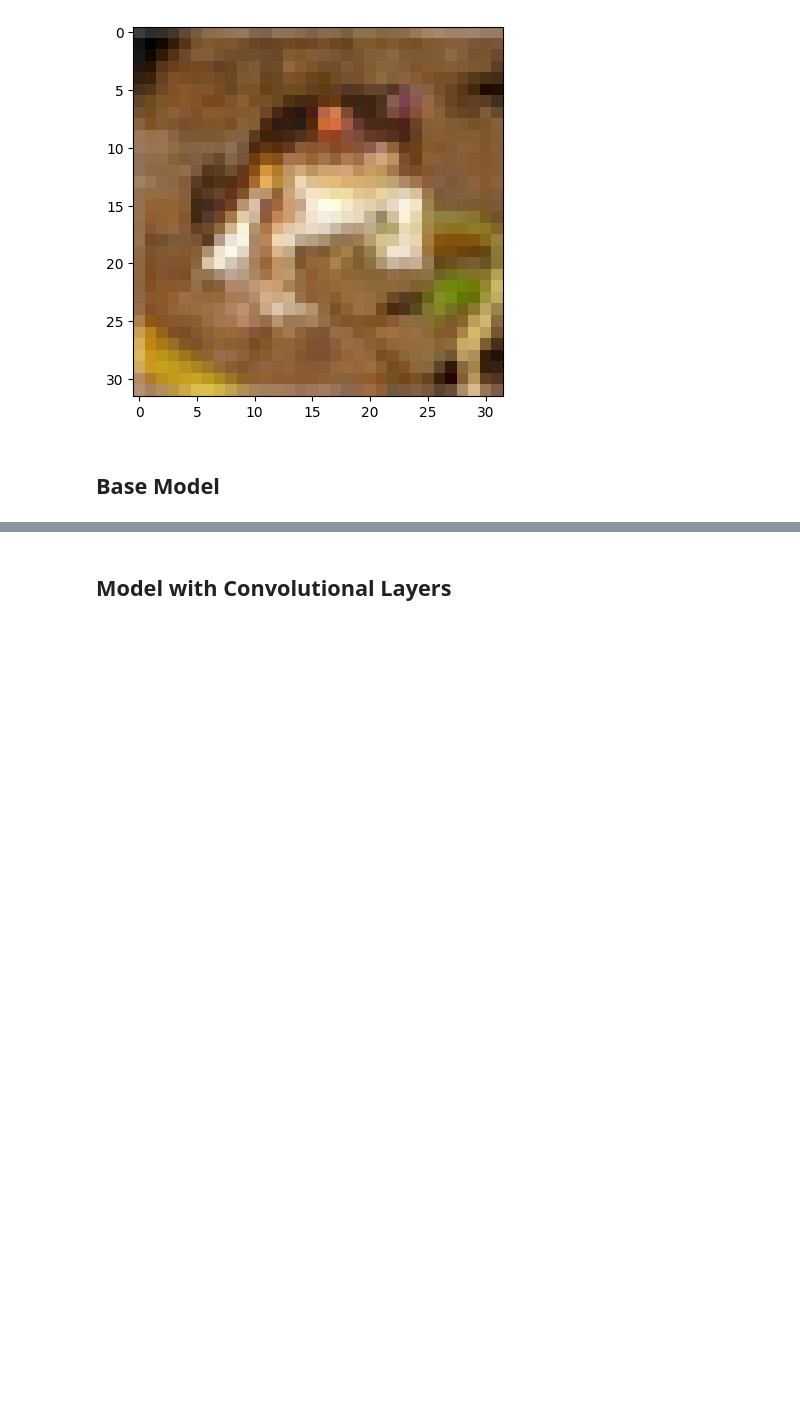
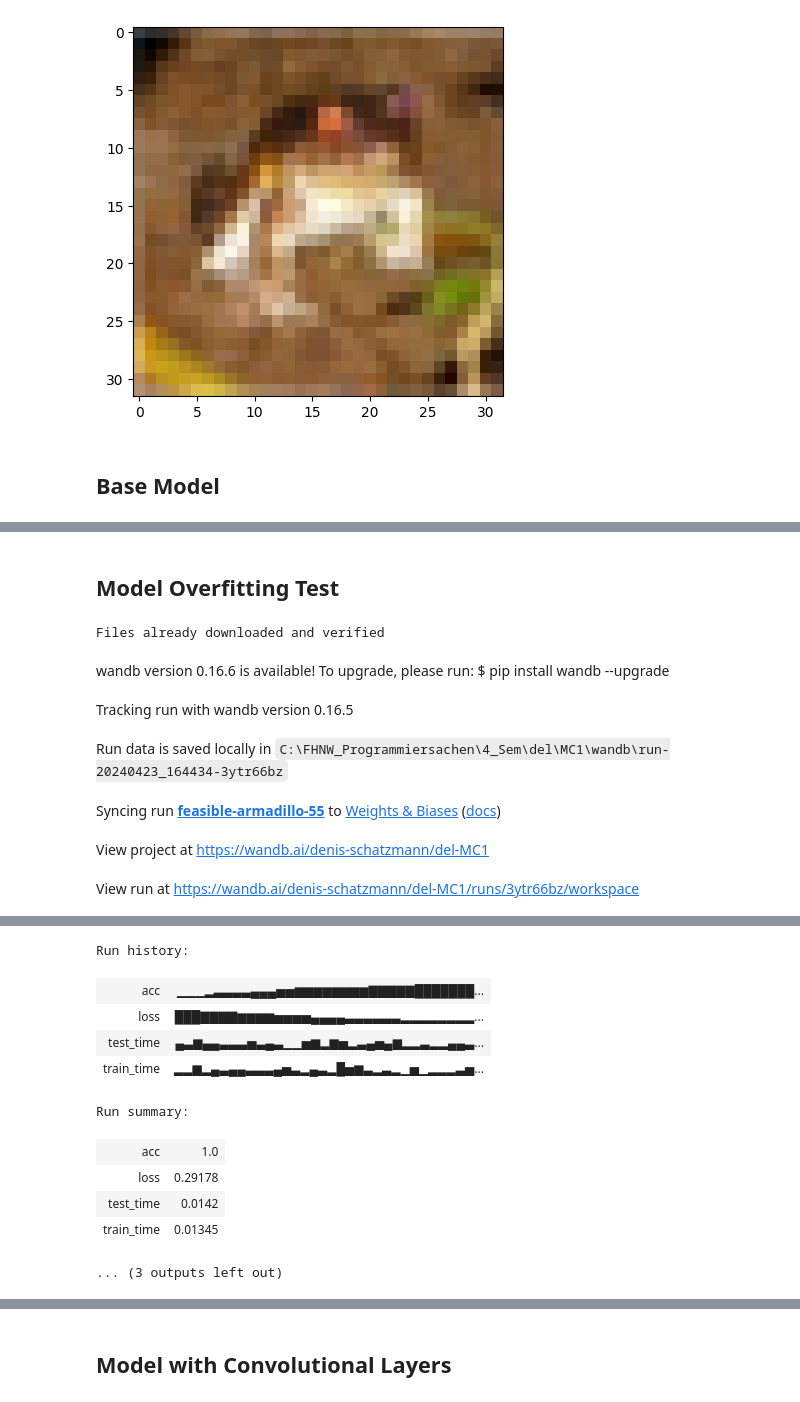
Before and after one commit to staldenhoefler/del, a Jupyter notebook: MC1/MC1.ipynb, the cells around one changed output, grey strips where cells are left out. Saved outputs shown, nothing was run; the diff lists cells and outputs as text; code cells hidden in the pictures; blank space fills up the shorter version.

```diff
--- a/MC1/MC1.ipynb
+++ b/MC1/MC1.ipynb
@@ -264,18 +111,0 @@ Finished Training
-# %%
-
-
-correct = 0
-total = 0
-# since we're not training, we don't need to calculate the gradients for our outputs
-with torch.no_grad():
-    for data in test_loader:
-        images, labels = data
-        images, labels = images.to(device), labels.to(device)
-        # calculate outputs by running images through the network
-        outputs = baseModel(images)
-        # the class with the highest energy is what we choose as prediction
-        _, predicted = torch.max(outputs.data, 1)
-        total += labels.size(0)
-        correct += (predicted == labels).sum().item()
-
-print(f'Accuracy of the network on the 10000 test images: {100 * correct // total} %')
@@ -368 +212,3 @@ def run_model(model, criterion, optimizer, batch_size, epochs, architecture, lin
     return model
+# %% [markdown]
+## Model Overfitting Test
@@ -368,0 +287,39 @@ def run_model(model, criterion, optimizer, batch_size, epochs, architecture, lin
+# %%
+import torch.nn as nn
+import torch.nn.functional as F
+import torch.optim as optim
+
+
+class BaseModel(nn.Module):
+    def __init__(self):
+        super(BaseModel, self).__init__()
+        self.fc1 = nn.Linear(3072, 120)
+        self.fc2 = nn.Linear(120, 10)
+
+    def forward(self, x):
+        x = torch.flatten(x, 1)  # flatten all dimensions except batch
+        x = F.relu(self.fc1(x))
+        x = self.fc2(x)
+        return x
+
+
+batch_size = 64
+learning_rate = 0.002
+epochs = 3000
+
+# Loss function
+criterion = nn.CrossEntropyLoss()
+
+# Optimizer
+baseModel = BaseModel().to(device)
+optimizer = optim.SGD(baseModel.parameters(), lr=learning_rate)
+
+model = run_model_overfitting(baseModel, criterion, optimizer, batch_size, epochs, "MLP", 2, 0)
+# %% [output]
+Files already downloaded and verified
+wandb version 0.16.6 is available! To upgrade, please run: $ pip install wandb --upgrade
+Tracking run with wandb version 0.16.5
+Run data is saved locally in C:\FHNW_Programmiersachen\4_Sem\del\MC1\wandb\run-20240423_164434-3ytr66bz
+Syncing run feasible-armadillo-55 to Weights & Biases (docs)
+View project at https://wandb.ai/denis-schatzmann/del-MC1
+View run at https://wandb.ai/denis-schatzmann/del-MC1/runs/3ytr66bz/workspace
@@ -368,0 +343,11 @@ def run_model(model, criterion, optimizer, batch_size, epochs, architecture, lin
+Run history:
+| acc | ▁▁▁▂▃▃▃▃▄▄▄▅▅▆▆▆▆▆▆▆▆▇▇▇▇▇███████... |
+| loss | ███▇▇▇▇▆▆▆▆▅▅▅▅▄▄▄▄▃▃▃▃▃▃▂▂▂▂▂▂▂▂... |
+| test_time | ▄▃▆▄▄▃▃▃▅▃▄▃▁▁▅▆▂▆▅▂▃▄▅▄▆▂▂▃▂▂▄▄▃... |
+| train_time | ▂▂▆▂▄▃▄▄▃▃▃▄▅▃▂▄▃▂█▅▆▃▂▃▂▁▅▁▂▂▂▃▅... |
+Run summary:
+| acc | 1.0 |
+| loss | 0.29178 |
+| test_time | 0.0142 |
+| train_time | 0.01345 |
+... (3 outputs left out)
```
Also changed, not shown: parts of 17 cells of this notebook.
